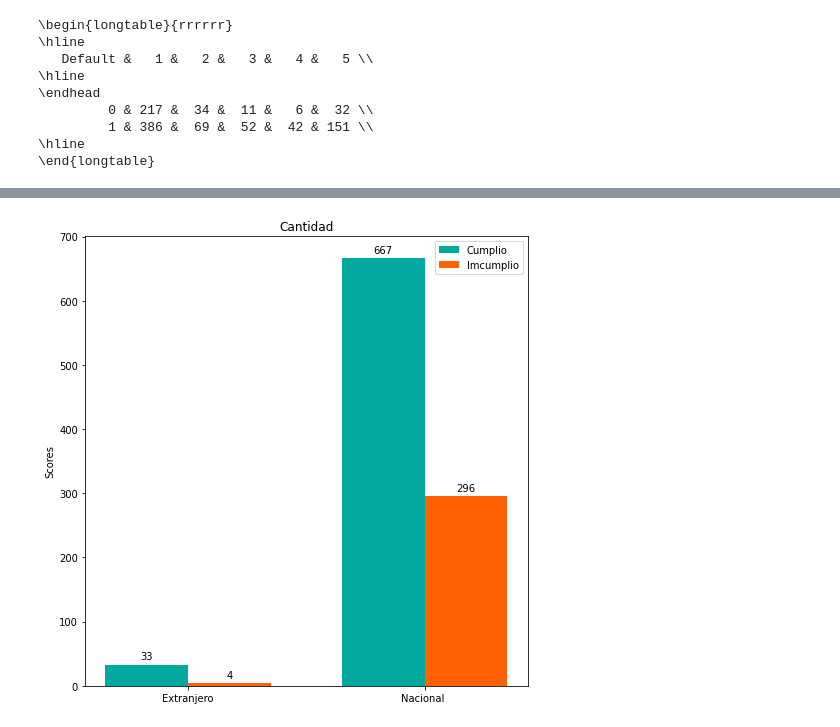
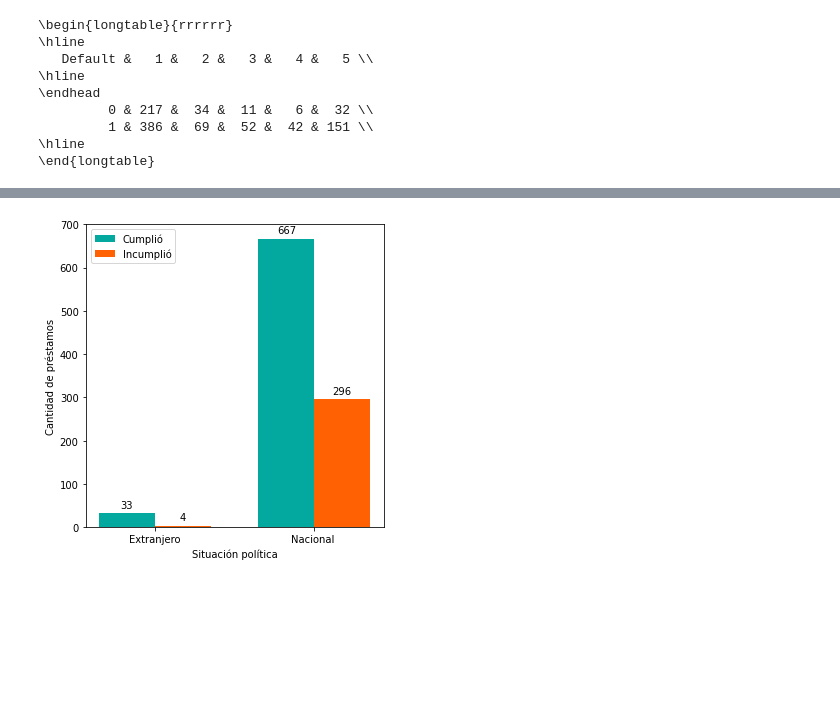
Before and after one commit to Afr063426/Proyecto_Est_Act_II, a Jupyter notebook: codigo.ipynb, the cells around one changed output, grey strips where cells are left out. Saved outputs shown, nothing was run; the diff lists cells and outputs as text; code cells hidden in the pictures; blank space fills up the shorter version.

```diff
--- a/codigo.ipynb
+++ b/codigo.ipynb
@@ -193,13 +194,14 @@ eje2=np.unique(datosG1[datosG1["Default"]==0].Proposito, return_counts=True)
 x = np.arange(len(labels))  # the label locations
 width = 0.35  # the width of the bars
 
-fig, ax = plt.subplots(nrows=1, ncols=1, figsize=(20, 7))
-rects1 = ax.bar(eje1[0]- width/2 ,eje1[1], width, label='Cumplio', color=[ "#03A89E"])
-rects2 = ax.bar(eje2[0]+ width/2, eje2[1], width, label='Imcumplio', color=["#FF6103"])
+fig, ax = plt.subplots(nrows=1, ncols=1, figsize=(17, 5))
+rects1 = ax.bar(eje1[0]- width/2 ,eje1[1], width, label='Cumplió', color=[ "#03A89E"])
+rects2 = ax.bar(eje2[0]+ width/2, eje2[1], width, label='Incumplió', color=["#FF6103"])
 
 # Add some text for labels, title and custom x-axis tick labels, etc.
-ax.set_ylabel('Cantidad')
-ax.set_title('Distribución de los motivos por los cuales se solicita un crédito')
+ax.set_ylabel('Cantidad de préstamos')
+ax.set_xlabel('Propósito del préstamo')
+#ax.set_title('Distribución de los motivos por los cuales se solicita un crédito')
 ax.set_xticks(x)
 ax.set_xticklabels(labels)
 ax.legend()
@@ -234,36 +236,38 @@ labels = ["Extranjero", "Nacional "]
 eje1=np.unique(datosG1[datosG1["Default"]==1].Extranjero, return_counts=True)
 eje2=np.unique(datosG1[datosG1["Default"]==0].Extranjero, return_counts=True)
 x = np.arange(len(labels))  # the label locations
 width = 0.35  # the width of the bars
 
-fig, ax = plt.subplots(nrows=1, ncols=1, figsize=(7, 7))
-rects1 = ax.bar(eje1[0]- width/2 ,eje1[1], width, label='Cumplio', color=[ "#03A89E"])
-rects2 = ax.bar(eje2[0]+ width/2, eje2[1], width, label='Imcumplio', color=[ "#FF6103"])
+fig, ax = plt.subplots(nrows=1, ncols=1, figsize=(5, 5))
+rects1 = ax.bar(eje1[0]- width/2 ,eje1[1], width, label='Cumplió', color=[ "#03A89E"])
+rects2 = ax.bar(eje2[0]+ width/2, eje2[1], width, label='Incumplió', color=[ "#FF6103"])
 
 # Add some text for labels, title and custom x-axis tick labels, etc.
-ax.set_ylabel('Cantidad')
-ax.set_title('Distribución de los extra')
+ax.set_ylabel('Cantidad de préstamos')
+ax.set_xlabel('Situación política')
+#ax.set_title('Distribución de la nacionalidad')
 ax.set_xticks([1,2])
 ax.set_xticklabels(labels)
 ax.legend()
 
 def autolabel(rects):
     """Attach a text label above each bar in *rects*, displaying its height."""
     for rect in rects:
         height = rect.get_height()
         ax.annotate('{}'.format(height),
                     xy=(rect.get_x() + rect.get_width() / 2, height),
                     xytext=(0, 3),  # 3 points vertical offset
                     textcoords="offset points",
                     ha='center', va='bottom')
 
 
 autolabel(rects1)
 autolabel(rects2)
 
 
 fig.tight_layout()
 
+plt.savefig('nacionalidad.pdf', bbox_inches='tight')
 plt.show()
 # %% [output]
-[figure, old version]
+[figure, new version]
```
Also changed, not shown: parts of 2 cells of this notebook, 3 other files.
